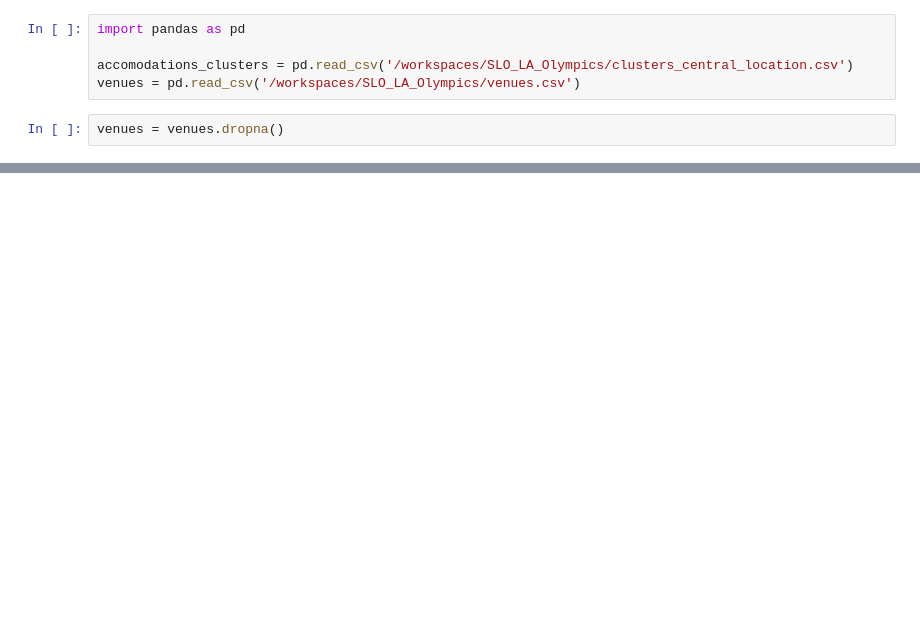
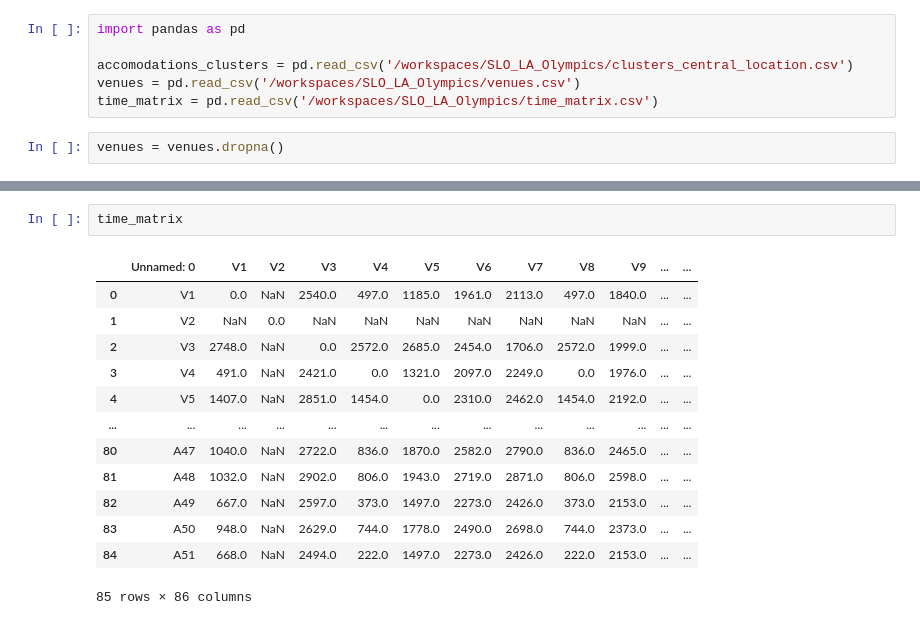
Before and after one commit to gr-oll/SLO_LA_Olympics, a Jupyter notebook: summary.ipynb, the cells around one changed output, grey strips where cells are left out. Drawn from its saved outputs; the diff is of its cells as text; blank space fills up the shorter version.

Commit message:
time matrix

```diff
--- a/summary.ipynb
+++ b/summary.ipynb
@@ -3,6 +3,7 @@ import pandas as pd
 
 accomodations_clusters = pd.read_csv('/workspaces/SLO_LA_Olympics/clusters_central_location.csv')
 venues = pd.read_csv('/workspaces/SLO_LA_Olympics/venues.csv')
+time_matrix = pd.read_csv('/workspaces/SLO_LA_Olympics/time_matrix.csv')
 # %%
 venues = venues.dropna()
 # %%
@@ -32,3 +33,19 @@ for _, row in venues.iterrows():
 m
 # %% [output]
 [interactive output not drawn]
+# %%
+time_matrix
+# %% [output]
+|  | Unnamed: 0 | V1 | V2 | V3 | V4 | V5 | V6 | V7 | V8 | V9 | ... | ... |
+| 0 | V1 | 0.0 | NaN | 2540.0 | 497.0 | 1185.0 | 1961.0 | 2113.0 | 497.0 | 1840.0 | ... | ... |
+| 1 | V2 | NaN | 0.0 | NaN | NaN | NaN | NaN | NaN | NaN | NaN | ... | ... |
+| 2 | V3 | 2748.0 | NaN | 0.0 | 2572.0 | 2685.0 | 2454.0 | 1706.0 | 2572.0 | 1999.0 | ... | ... |
+| 3 | V4 | 491.0 | NaN | 2421.0 | 0.0 | 1321.0 | 2097.0 | 2249.0 | 0.0 | 1976.0 | ... | ... |
+| 4 | V5 | 1407.0 | NaN | 2851.0 | 1454.0 | 0.0 | 2310.0 | 2462.0 | 1454.0 | 2192.0 | ... | ... |
+| ... | ... | ... | ... | ... | ... | ... | ... | ... | ... | ... | ... | ... |
+| 80 | A47 | 1040.0 | NaN | 2722.0 | 836.0 | 1870.0 | 2582.0 | 2790.0 | 836.0 | 2465.0 | ... | ... |
+| 81 | A48 | 1032.0 | NaN | 2902.0 | 806.0 | 1943.0 | 2719.0 | 2871.0 | 806.0 | 2598.0 | ... | ... |
+| 82 | A49 | 667.0 | NaN | 2597.0 | 373.0 | 1497.0 | 2273.0 | 2426.0 | 373.0 | 2153.0 | ... | ... |
+| 83 | A50 | 948.0 | NaN | 2629.0 | 744.0 | 1778.0 | 2490.0 | 2698.0 | 744.0 | 2373.0 | ... | ... |
+| 84 | A51 | 668.0 | NaN | 2494.0 | 222.0 | 1497.0 | 2273.0 | 2426.0 | 222.0 | 2153.0 | ... | ... |
+85 rows × 86 columns
```
